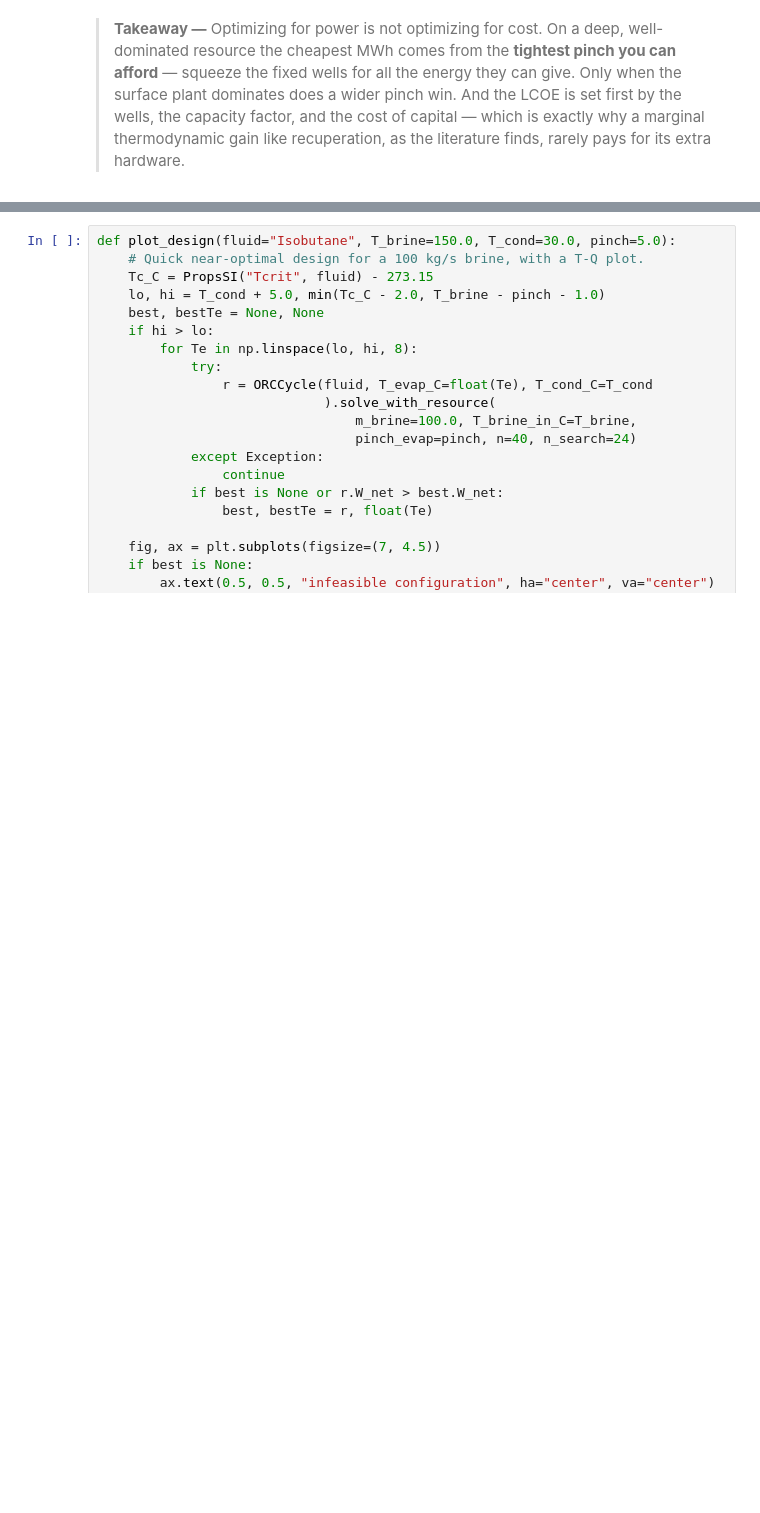
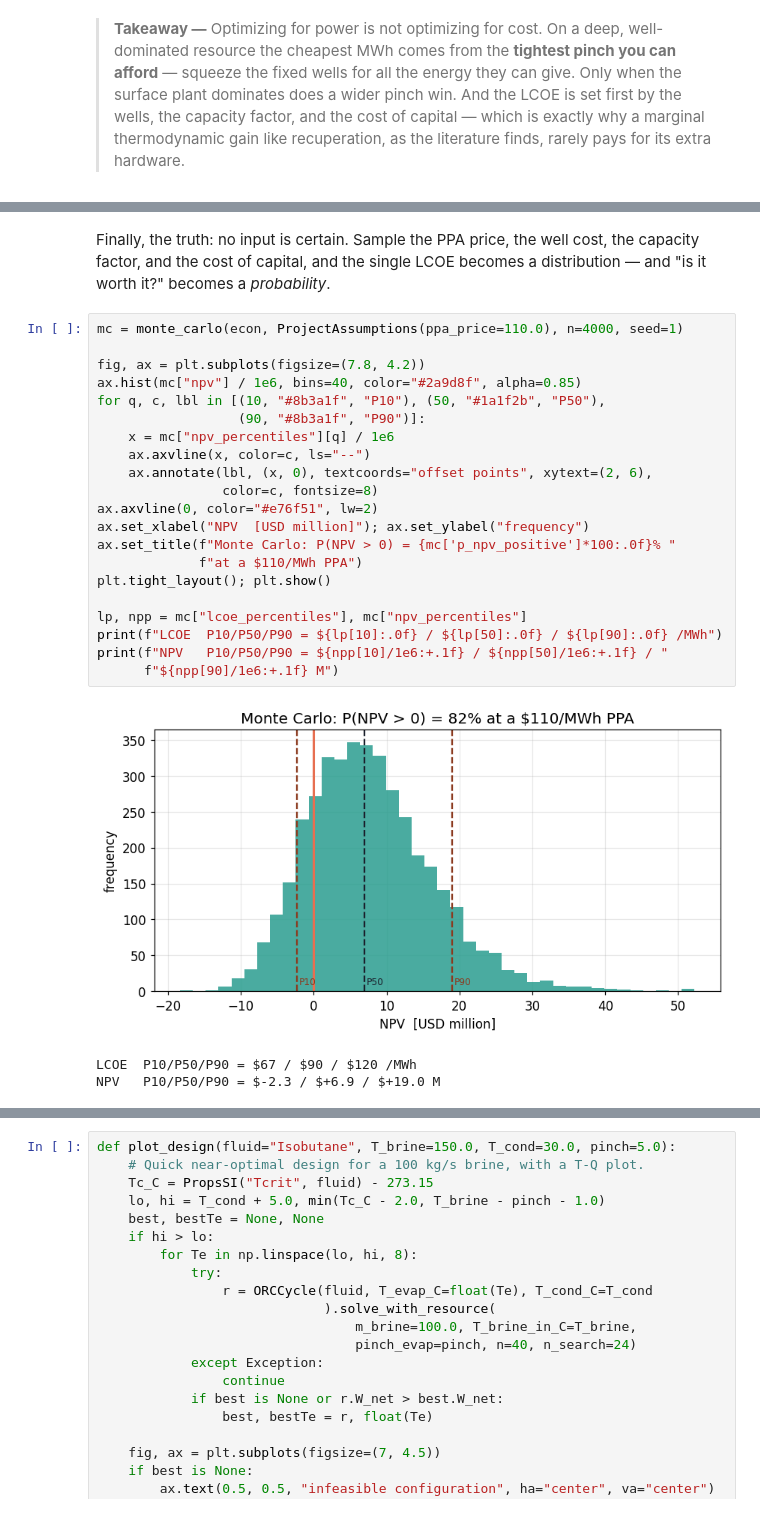
Before and after one commit to khb-git/geothermal-orc, a Jupyter notebook: notebooks/demo.ipynb, the cells around one changed output, grey strips where cells are left out. Cells and saved outputs as stored; diff of their text form; blank space fills up the shorter version.

```diff
--- a/notebooks/demo.ipynb
+++ b/notebooks/demo.ipynb
@@ -1023,0 +1083,29 @@ pays for its extra hardware.
+# %% [markdown]
+Finally, the truth: no input is certain. Sample the PPA price, the well
+cost, the capacity factor, and the cost of capital, and the single LCOE becomes a
+distribution — and "is it worth it?" becomes a *probability*.
+# %%
+mc = monte_carlo(econ, ProjectAssumptions(ppa_price=110.0), n=4000, seed=1)
+
+fig, ax = plt.subplots(figsize=(7.8, 4.2))
+ax.hist(mc["npv"] / 1e6, bins=40, color="#2a9d8f", alpha=0.85)
+for q, c, lbl in [(10, "#8b3a1f", "P10"), (50, "#1a1f2b", "P50"),
+                  (90, "#8b3a1f", "P90")]:
+    x = mc["npv_percentiles"][q] / 1e6
+    ax.axvline(x, color=c, ls="--")
+    ax.annotate(lbl, (x, 0), textcoords="offset points", xytext=(2, 6),
+                color=c, fontsize=8)
+ax.axvline(0, color="#e76f51", lw=2)
+ax.set_xlabel("NPV  [USD million]"); ax.set_ylabel("frequency")
+ax.set_title(f"Monte Carlo: P(NPV > 0) = {mc['p_npv_positive']*100:.0f}% "
+             f"at a $110/MWh PPA")
+plt.tight_layout(); plt.show()
+
+lp, npp = mc["lcoe_percentiles"], mc["npv_percentiles"]
+print(f"LCOE  P10/P50/P90 = ${lp[10]:.0f} / ${lp[50]:.0f} / ${lp[90]:.0f} /MWh")
+print(f"NPV   P10/P50/P90 = ${npp[10]/1e6:+.1f} / ${npp[50]/1e6:+.1f} / "
+      f"${npp[90]/1e6:+.1f} M")
+# %% [output]
+[figure, added]
+LCOE  P10/P50/P90 = $67 / $90 / $120 /MWh
+NPV   P10/P50/P90 = $-2.3 / $+6.9 / $+19.0 M
```
Also changed, not shown: parts of 13 cells of this notebook, 5 other files.
